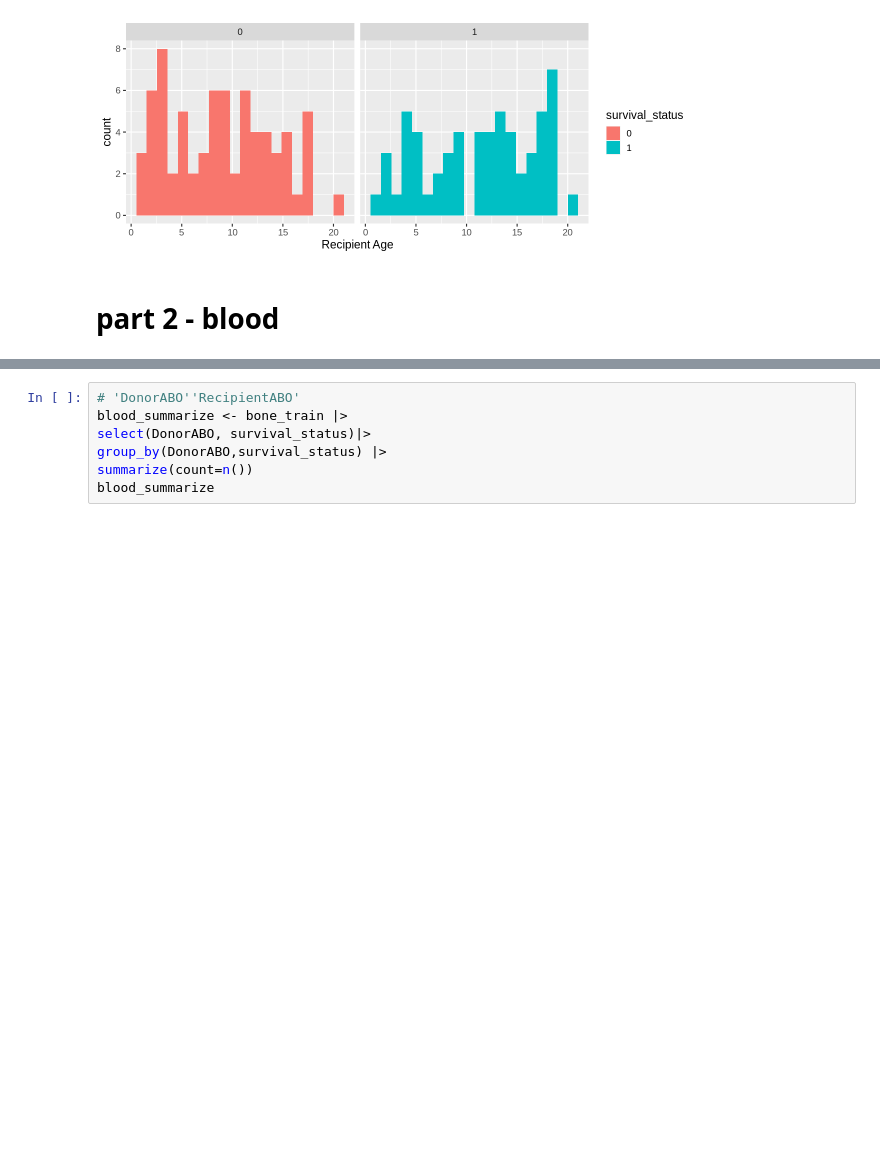
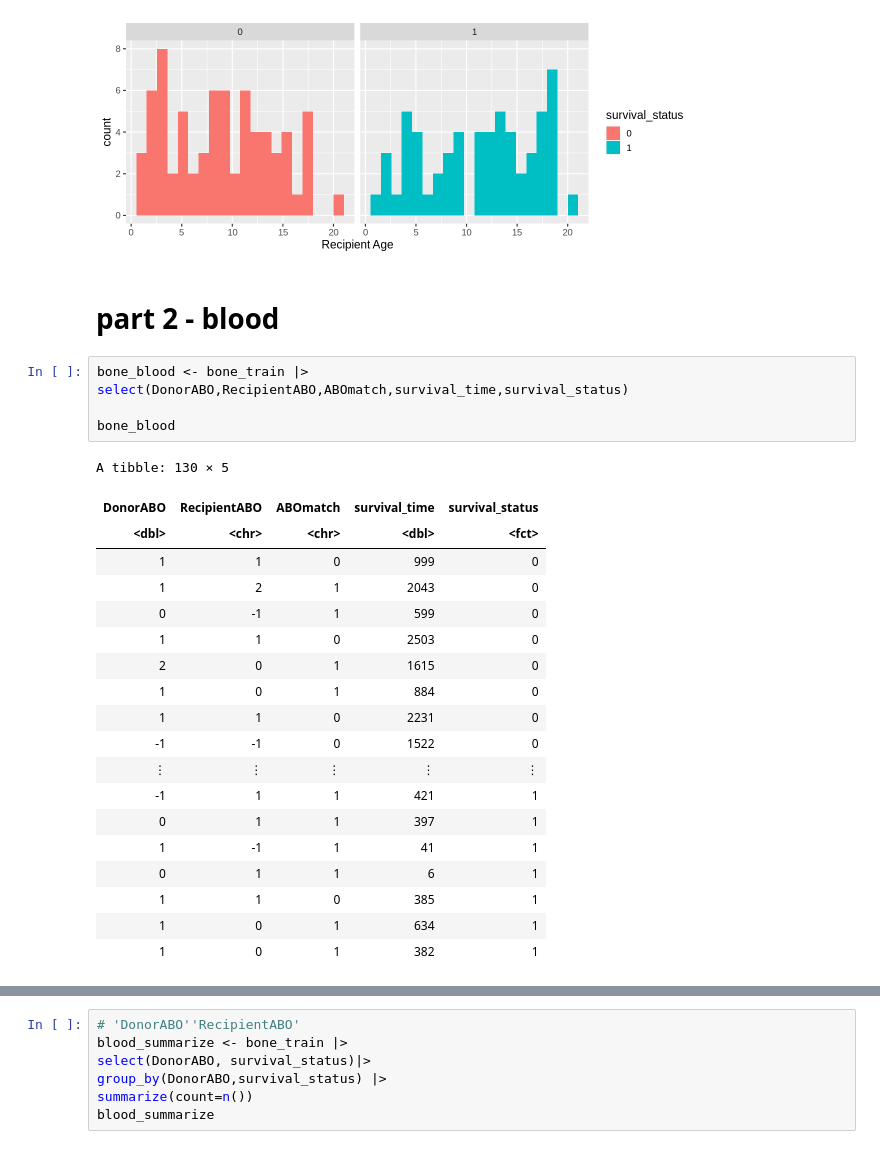
Before and after one commit to lattellie/23-03-DSCI-group-project, a Jupyter notebook: pre-visualization.ipynb, the cells around one changed output, grey strips where cells are left out. Drawn from its saved outputs; the diff is of its cells as text; blank space fills up the shorter version.

```diff
--- a/pre-visualization.ipynb
+++ b/pre-visualization.ipynb
@@ -180,3 +214,28 @@ Recipient_age_plot
 [figure]
 # %% [markdown]
 # part 2 - blood
+# %%
+bone_blood <- bone_train |>
+select(DonorABO,RecipientABO,ABOmatch,survival_time,survival_status)
+
+bone_blood
+# %% [output]
+A tibble: 130 × 5
+| DonorABO | RecipientABO | ABOmatch | survival_time | survival_status |
+| <dbl> | <chr> | <chr> | <dbl> | <fct> |
+| 1 | 1 | 0 | 999 | 0 |
+| 1 | 2 | 1 | 2043 | 0 |
+| 0 | -1 | 1 | 599 | 0 |
+| 1 | 1 | 0 | 2503 | 0 |
+| 2 | 0 | 1 | 1615 | 0 |
+| 1 | 0 | 1 | 884 | 0 |
+| 1 | 1 | 0 | 2231 | 0 |
+| -1 | -1 | 0 | 1522 | 0 |
+| ⋮ | ⋮ | ⋮ | ⋮ | ⋮ |
+| -1 | 1 | 1 | 421 | 1 |
+| 0 | 1 | 1 | 397 | 1 |
+| 1 | -1 | 1 | 41 | 1 |
+| 0 | 1 | 1 | 6 | 1 |
+| 1 | 1 | 0 | 385 | 1 |
+| 1 | 0 | 1 | 634 | 1 |
+| 1 | 0 | 1 | 382 | 1 |
```
Also changed, not shown: parts of 6 cells of this notebook.
